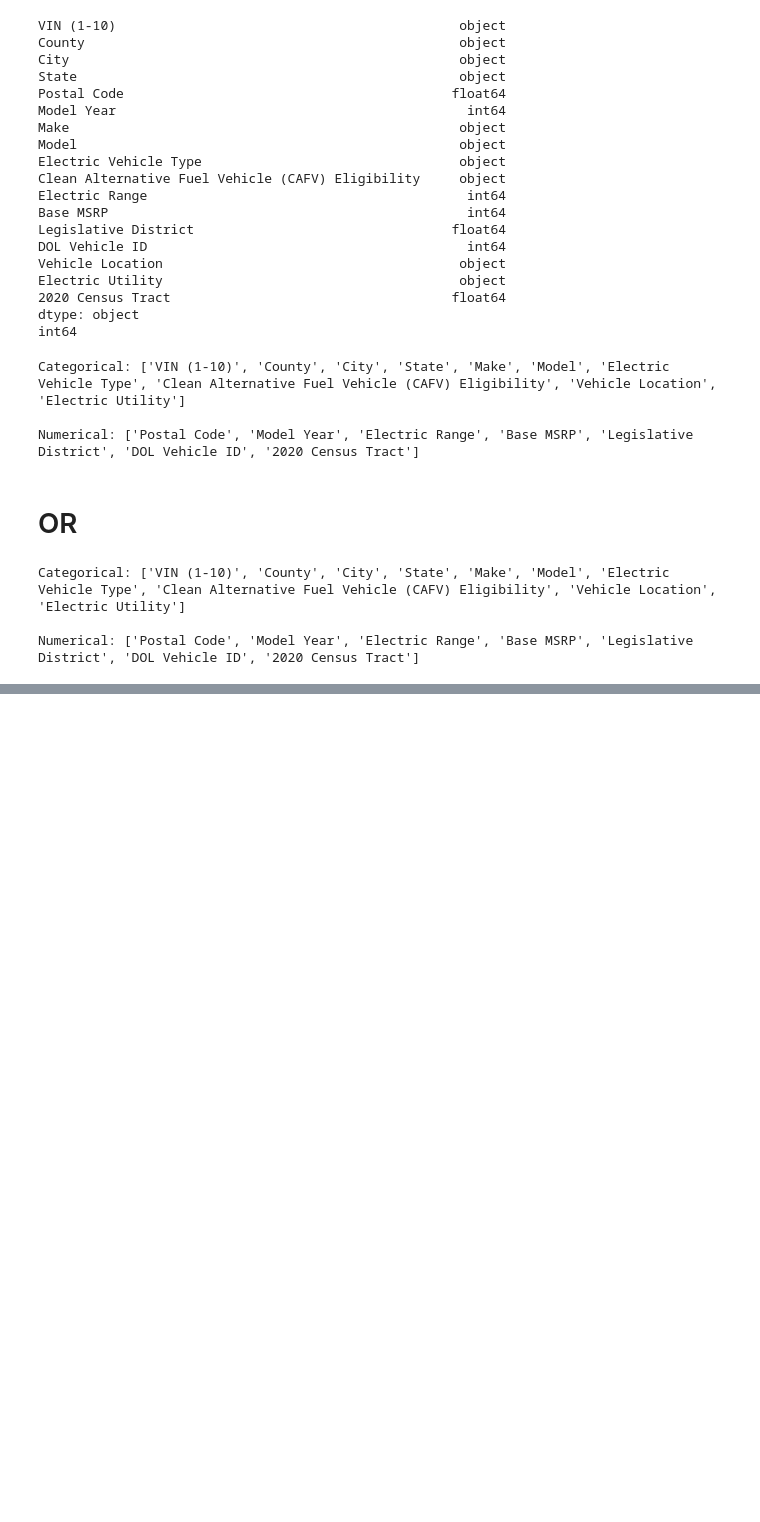
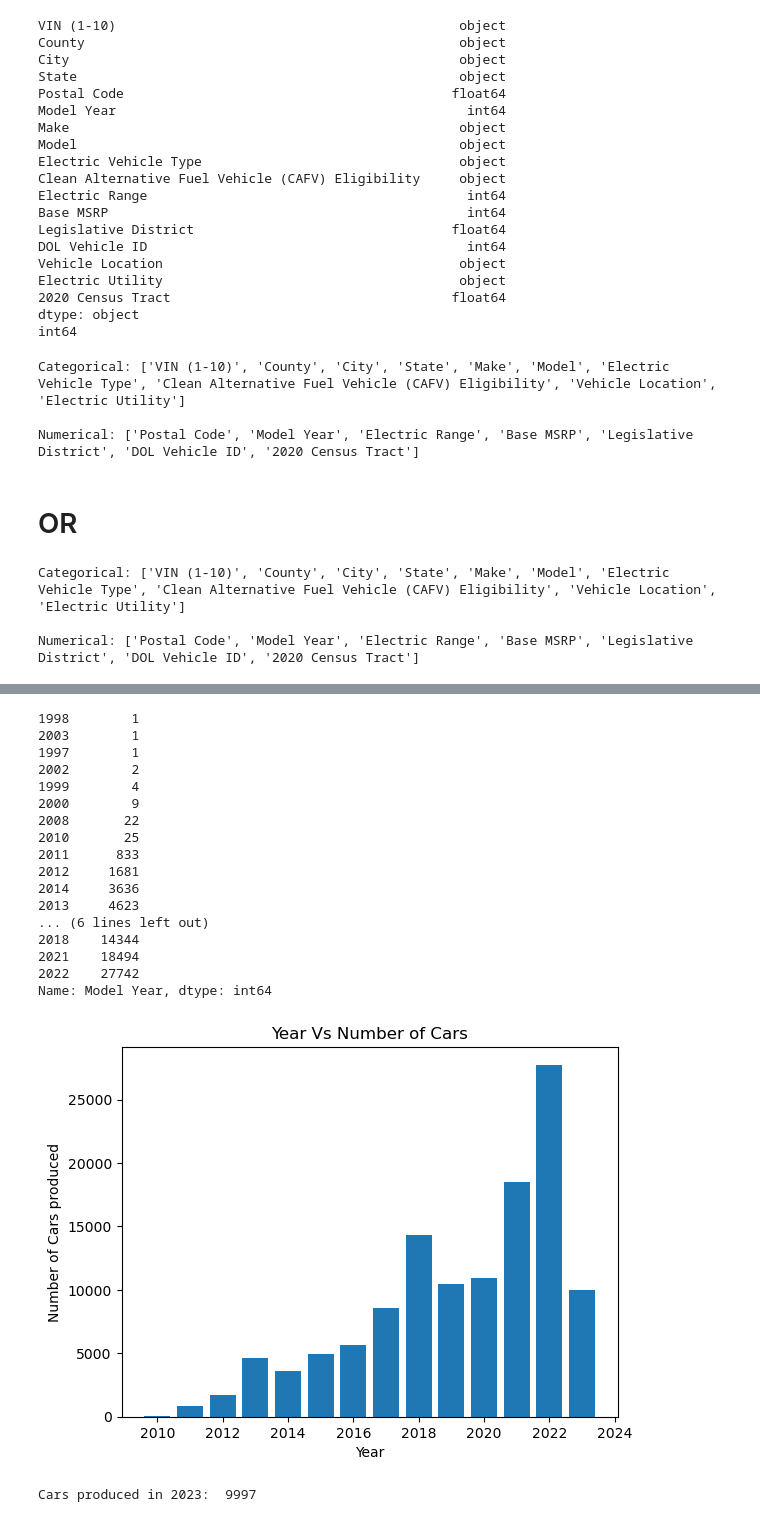
Before and after one commit to dharantej1/TEK_Training, a Jupyter notebook: Assignments/Data_Analysis/pandas/vehicleanalysis.ipynb, the cells around one changed output, grey strips where cells are left out. Drawn from its saved outputs; the diff is of its cells as text; code cells hidden in the pictures; blank space fills up the shorter version.

```diff
--- a/Assignments/Data_Analysis/pandas/vehicleanalysis.ipynb
+++ b/Assignments/Data_Analysis/pandas/vehicleanalysis.ipynb
@@ -101,0 +160,36 @@ Numerical: ['Postal Code', 'Model Year', 'Electric Range', 'Base MSRP', 'Legisla
+# %%
+# 7 Compare the number of cars based on the year
+year_vs_cars = df['Model Year'].value_counts()[::-1]
+print(year_vs_cars)
+year_vs_cars=year_vs_cars[7:]
+plt.bar(year_vs_cars.index, year_vs_cars.values)
+plt.title("Year Vs Number of Cars")
+plt.xlabel("Year")
+plt.ylabel("Number of Cars produced")
+plt.show()
+print("Cars produced in 2023: ",df['Model Year'].value_counts()[2023])
+
+# the reason for decline must be, as we are still in the 4th month of the year, so the data might not be sufficient
+# but the count of production might surpass the production of the year 2022, that too from the TESLA as their
+# demand of EV (Electric Vehicle) is increasing in the current market as the data shown in
+# Number of Cars by Make graph
+# %% [output]
+1998        1
+2003        1
+1997        1
+2002        2
+1999        4
+2000        9
+2008       22
+2010       25
+2011      833
+2012     1681
+2014     3636
+2013     4623
+... (6 lines left out)
+2018    14344
+2021    18494
+2022    27742
+Name: Model Year, dtype: int64
+[figure, added]
+Cars produced in 2023:  9997
```
Also changed, not shown: parts of 10 cells of this notebook.
